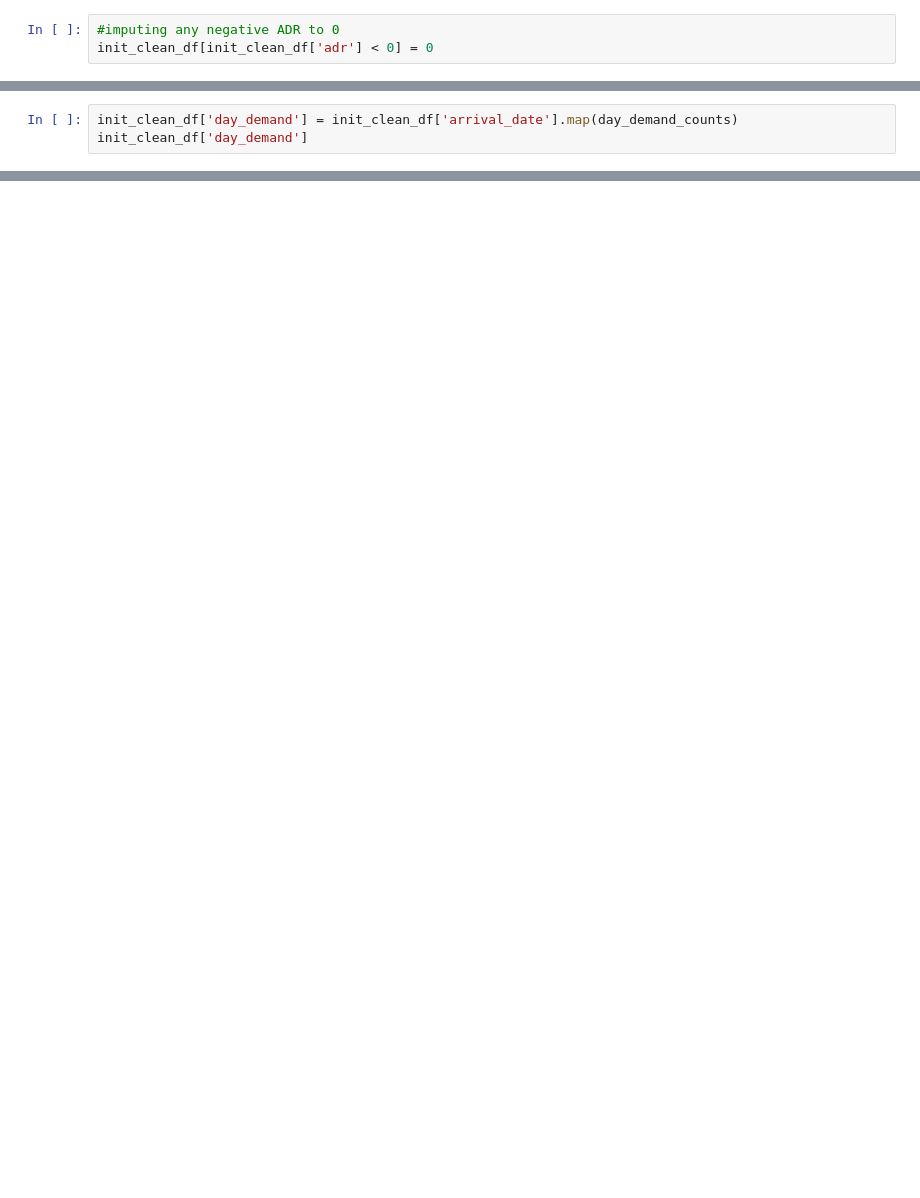
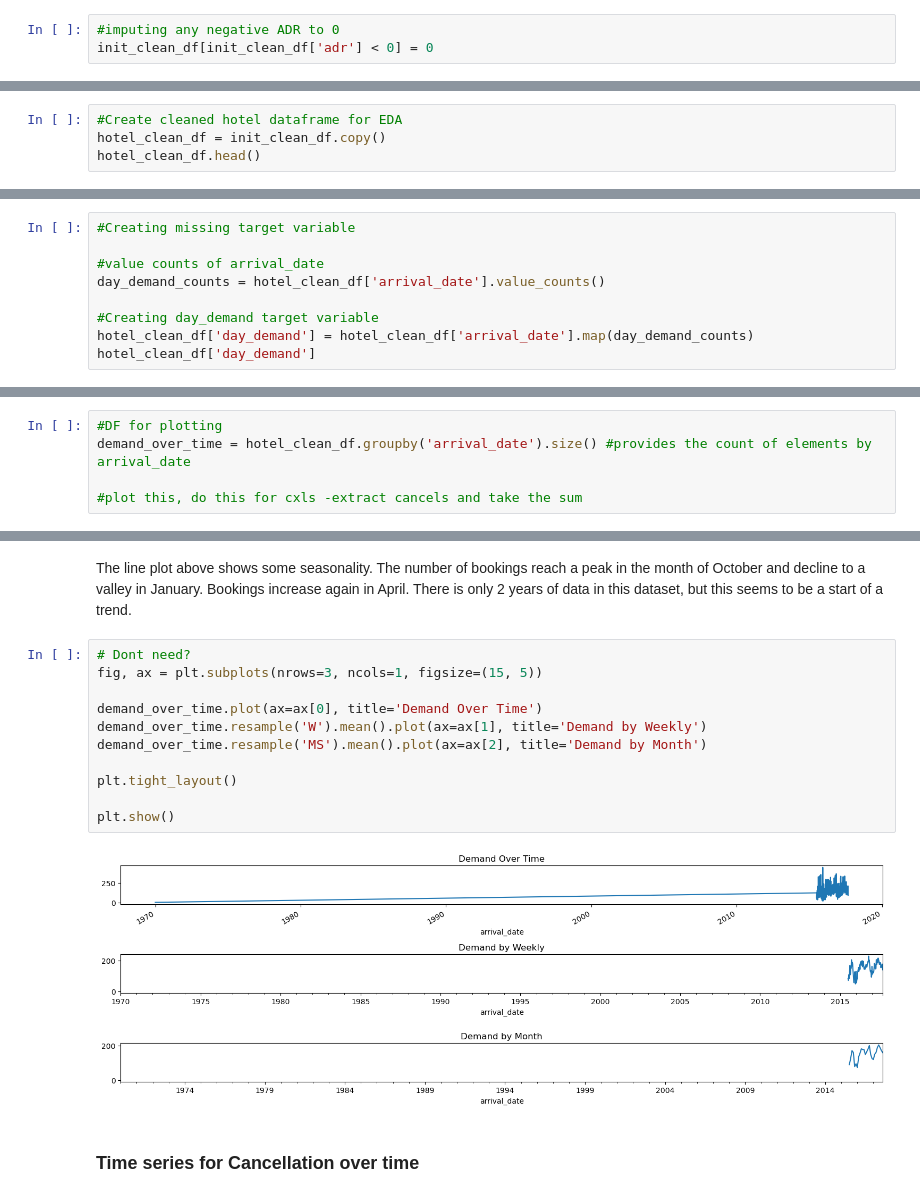
Before and after one commit to briantlui/predictive-model, a Jupyter notebook: notebooks/NEW 01-data-loading-cleaning.ipynb, the cells around one changed output, grey strips where cells are left out. Saved outputs shown, nothing was run; the diff lists cells and outputs as text; blank space fills up the shorter version.

```diff
--- a/notebooks/NEW 01-data-loading-cleaning.ipynb
+++ b/notebooks/NEW 01-data-loading-cleaning.ipynb
@@ -849,3 +645,0 @@ day_demand_counts = init_clean_df['arrival_date'].value_counts()
-# %%
-init_clean_df['day_demand'] = init_clean_df['arrival_date'].map(day_demand_counts)
-init_clean_df['day_demand']
@@ -889,0 +721,4 @@ X.corr()
+# %%
+#Create cleaned hotel dataframe for EDA
+hotel_clean_df = init_clean_df.copy()
+hotel_clean_df.head()
@@ -889,0 +751,9 @@ X.corr()
+# %%
+#Creating missing target variable
+
+#value counts of arrival_date
+day_demand_counts = hotel_clean_df['arrival_date'].value_counts()
+
+#Creating day_demand target variable
+hotel_clean_df['day_demand'] = hotel_clean_df['arrival_date'].map(day_demand_counts)
+hotel_clean_df['day_demand']
@@ -889,0 +861,5 @@ X.corr()
+# %%
+#DF for plotting
+demand_over_time = hotel_clean_df.groupby('arrival_date').size() #provides the count of elements by arrival_date
+
+#plot this, do this for cxls -extract cancels and take the sum
@@ -889,0 +878,17 @@ X.corr()
+# %% [markdown]
+The line plot above shows some seasonality. The number of bookings reach a peak in the month of October and decline to a valley in January.  Bookings increase again in April.  There is only 2 years of data in this dataset, but this seems to be a start of a trend.
+# %%
+# Dont need?
+fig, ax = plt.subplots(nrows=3, ncols=1, figsize=(15, 5))
+
+demand_over_time.plot(ax=ax[0], title='Demand Over Time')
+demand_over_time.resample('W').mean().plot(ax=ax[1], title='Demand by Weekly')
+demand_over_time.resample('MS').mean().plot(ax=ax[2], title='Demand by Month')
+
+plt.tight_layout()
+
+plt.show()
+# %% [output]
+[figure, added]
+# %% [markdown]
+### Time series for Cancellation over time
```
Also changed, not shown: parts of 168 cells of this notebook, 1 other file.
